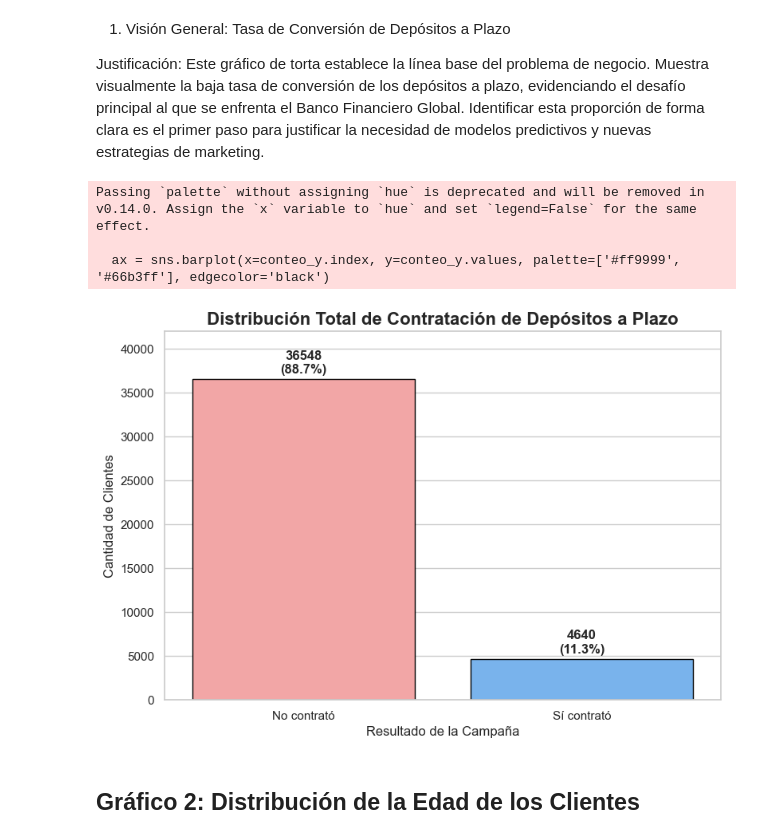
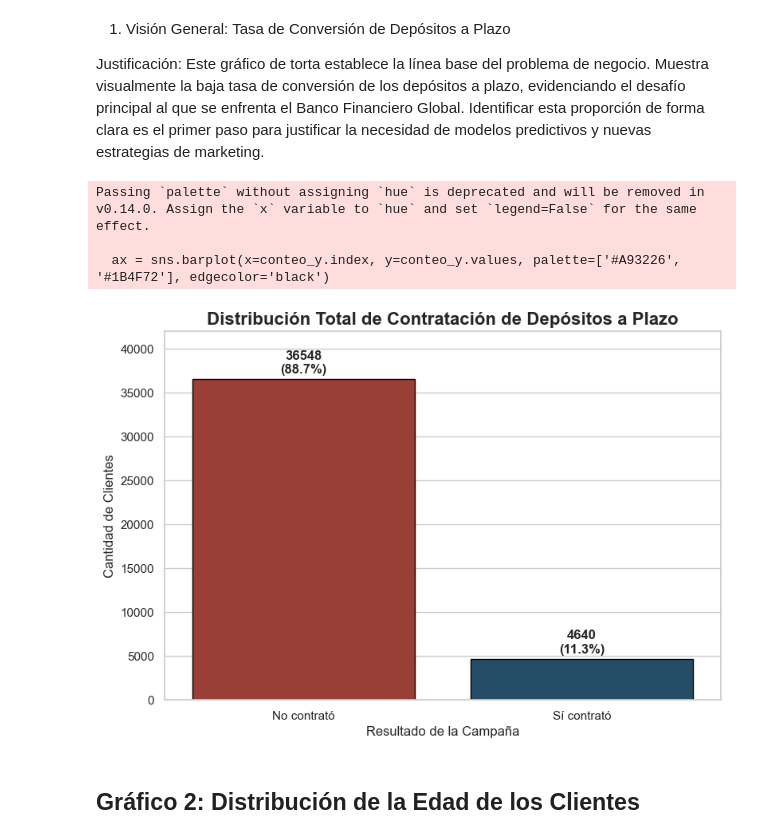
Before and after one commit to sparklyeonn/Proyecto-Preprocesamiento, a Jupyter notebook: graficos.ipynb, the cells around one changed output. Drawn from its saved outputs; the diff is of its cells as text; code cells hidden in the pictures.

```diff
--- a/graficos.ipynb
+++ b/graficos.ipynb
@@ -28,33 +28,33 @@ Justificación: Este gráfico de torta establece la línea base del problema de
 # %%
 # Gráfico 1: Gráfico de Barras para la variable objetivo 'y'
 plt.figure(figsize=(9, 6))
 
 # Calculamos los conteos y mapeamos para que las etiquetas estén en español
 conteo_y = df['y'].value_counts()
 conteo_y.index = ['No contrató', 'Sí contrató']
 
 # Generación del gráfico de barras con Seaborn
-ax = sns.barplot(x=conteo_y.index, y=conteo_y.values, palette=['#ff9999', '#66b3ff'], edgecolor='black')
+ax = sns.barplot(x=conteo_y.index, y=conteo_y.values, palette=['#A93226', '#1B4F72'], edgecolor='black')
 
 plt.title('Distribución Total de Contratación de Depósitos a Plazo', fontsize=16, fontweight='bold')
 plt.xlabel('Resultado de la Campaña', fontsize=12)
 plt.ylabel('Cantidad de Clientes', fontsize=12)
 
 # Añadimos etiquetas de datos sobre cada barra (valor absoluto y porcentaje)
 total = len(df)
 for p in ax.patches:
     porcentaje = f'{100 * p.get_height() / total:.1f}%'
     valor = int(p.get_height())
     ax.annotate(f'{valor}\n({porcentaje})', (p.get_x() + p.get_width() / 2., p.get_height()),
                 ha='center', va='center', xytext=(0, 15), textcoords='offset points', fontweight='bold')
 
 plt.ylim(0, max(conteo_y.values) * 1.15) # Damos espacio para las etiquetas
 plt.show()
 # %% [output]
 Passing `palette` without assigning `hue` is deprecated and will be removed in v0.14.0. Assign the `x` variable to `hue` and set `legend=False` for the same effect.
 
-  ax = sns.barplot(x=conteo_y.index, y=conteo_y.values, palette=['#ff9999', '#66b3ff'], edgecolor='black')
+  ax = sns.barplot(x=conteo_y.index, y=conteo_y.values, palette=['#A93226', '#1B4F72'], edgecolor='black')
-[figure, old version]
+[figure, new version]
 # %% [markdown]
 ## Gráfico 2: Distribución de la Edad de los Clientes
 # %% [markdown]
```
Also changed, not shown: parts of 9 cells of this notebook.
